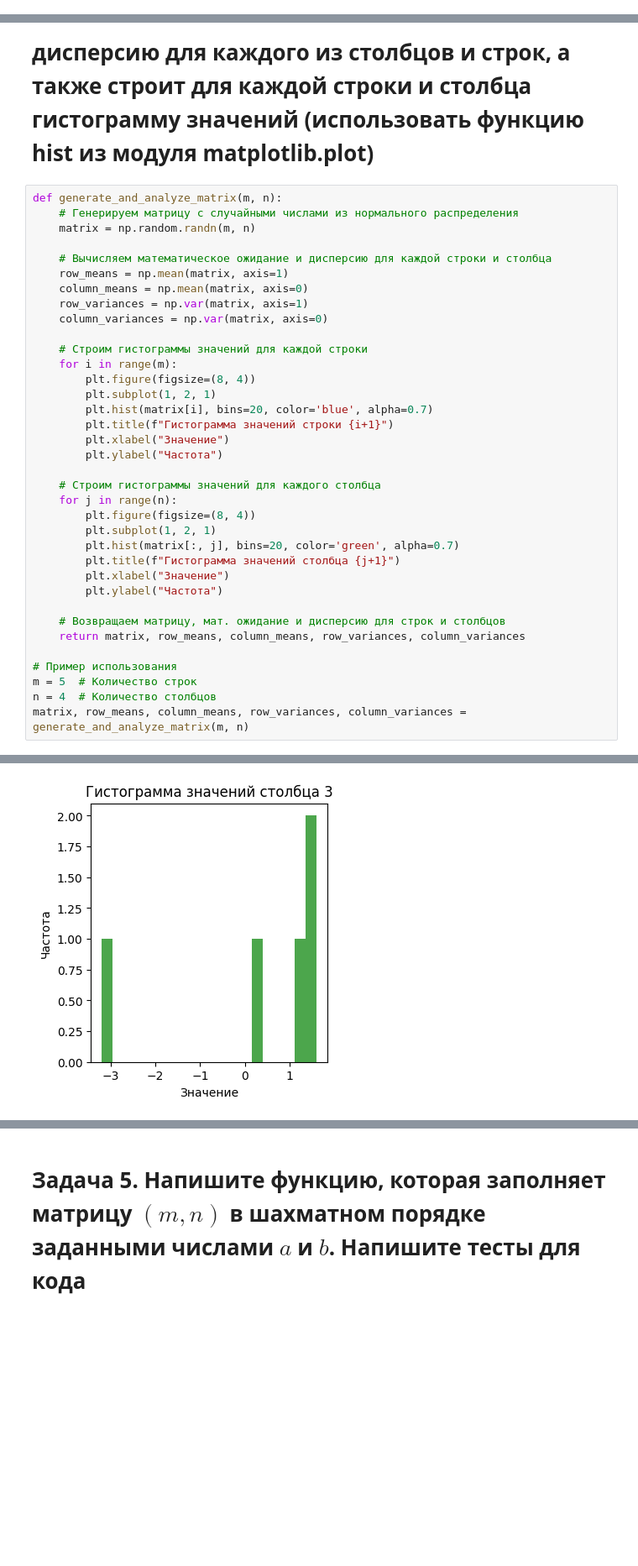
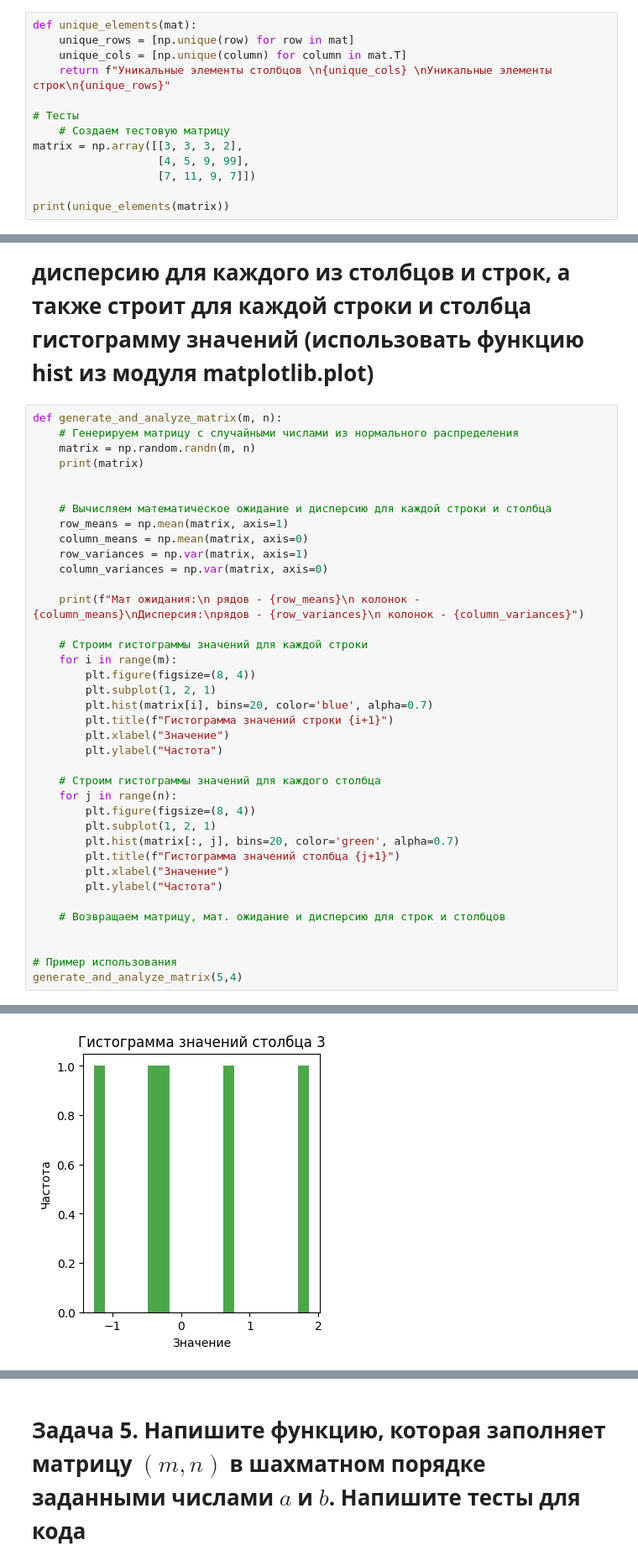
Before and after one commit to AMGspecialist/lab1, a Jupyter notebook: numpy.ipynb, the cells around one changed output, grey strips where cells are left out. Shown: that part at 84% size. Cells and saved outputs as stored; diff of their text form; blank space fills up the shorter version.

```diff
--- a/numpy.ipynb
+++ b/numpy.ipynb
@@ -125,0 +40,13 @@ if __name__ == "__main__":
+# %%
+def unique_elements(mat):
+    unique_rows = [np.unique(row) for row in mat]
+    unique_cols = [np.unique(column) for column in mat.T]
+    return f"Уникальные элементы столбцов \n{unique_cols} \nУникальные элементы строк\n{unique_rows}"
+
+# Тесты
+    # Создаем тестовую матрицу
+matrix = np.array([[3, 3, 3, 2],
+                   [4, 5, 9, 99],
+                   [7, 11, 9, 7]])
+
+print(unique_elements(matrix))
@@ -129,12 +61,16 @@ if __name__ == "__main__":
 def generate_and_analyze_matrix(m, n):
     # Генерируем матрицу с случайными числами из нормального распределения
     matrix = np.random.randn(m, n)
+    print(matrix)
+
 
     # Вычисляем математическое ожидание и дисперсию для каждой строки и столбца
     row_means = np.mean(matrix, axis=1)
     column_means = np.mean(matrix, axis=0)
     row_variances = np.var(matrix, axis=1)
     column_variances = np.var(matrix, axis=0)
+
+    print(f"Мат ожидания:\n рядов - {row_means}\n колонок - {column_means}\nДисперсия:\nрядов - {row_variances}\n колонок - {column_variances}")
 
     # Строим гистограммы значений для каждой строки
     for i in range(m):
@@ -155,10 +91,8 @@ def generate_and_analyze_matrix(m, n):
         plt.ylabel("Частота")
 
     # Возвращаем матрицу, мат. ожидание и дисперсию для строк и столбцов
-    return matrix, row_means, column_means, row_variances, column_variances
+
 
 # Пример использования
-m = 5  # Количество строк
-n = 4  # Количество столбцов
-matrix, row_means, column_means, row_variances, column_variances = generate_and_analyze_matrix(m, n)
+generate_and_analyze_matrix(5,4)
 # %% [output]
@@ -172 +117 @@ matrix, row_means, column_means, row_variances, column_variances = generate_and_
-[figure, old version]
+[figure, new version]
```
Also changed, not shown: parts of 10 cells of this notebook.
